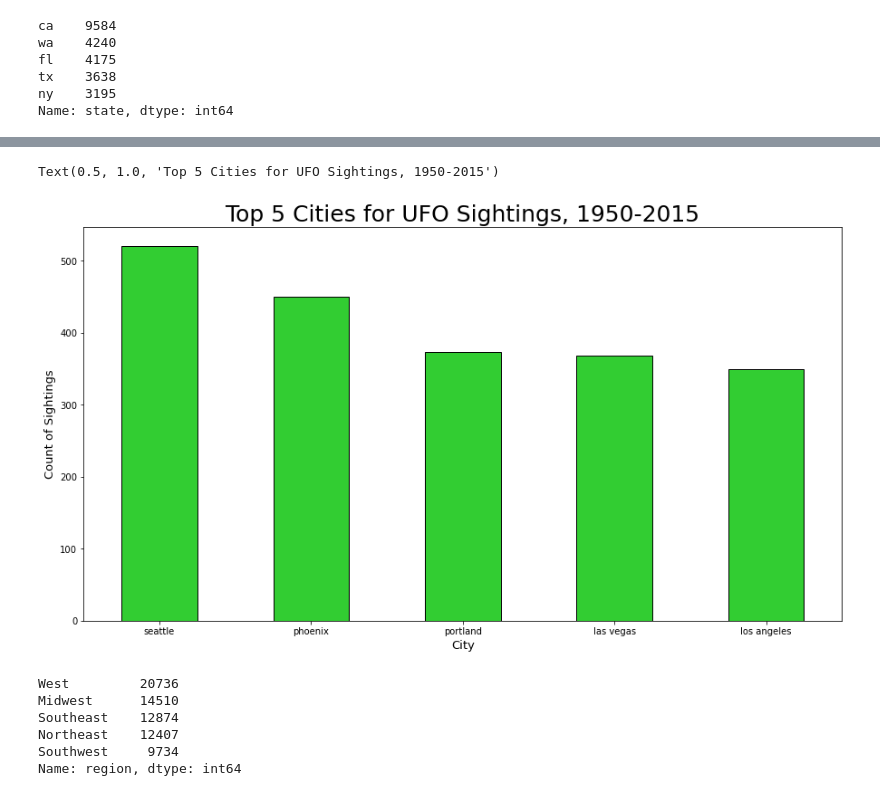
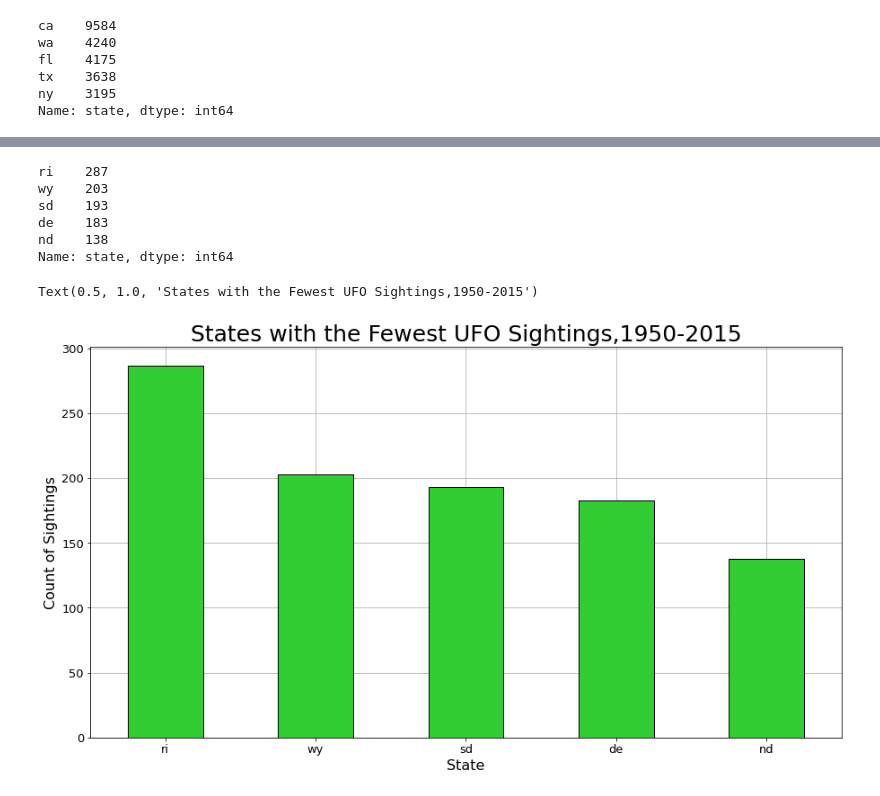
Before and after one commit to pha-drus/Project-1, a Jupyter notebook: Michele's UFO Branch/UFO - Michele.ipynb, the cells around one changed output, grey strips where cells are left out. Cells and saved outputs as stored; diff of their text form; code cells hidden in the pictures.

```diff
--- a/Michele's UFO Branch/UFO - Michele.ipynb
+++ b/Michele's UFO Branch/UFO - Michele.ipynb
@@ -87,20 +77,20 @@ Name: city, dtype: int64
-# %%
-plt.figure(figsize=(15,8))
-plot_pandas = topcity_count.plot.bar(color='limegreen', ec="black")
-plt.xticks(rotation=0)
-plt.xlabel("City", size=13)
-plt.ylabel("Count of Sightings", size=13)
-plt.title("Top 5 Cities for UFO Sightings, 1950-2015", size=25)
-# %% [output]
-Text(0.5, 1.0, 'Top 5 Cities for UFO Sightings, 1950-2015')
-[figure, removed]
-# %%
-region_count = df_us['region'].value_counts()
-region_count
-# %% [output]
-West         20736
-Midwest      14510
-Southeast    12874
-Northeast    12407
-Southwest     9734
-Name: region, dtype: int64
+# %%
+state_count_bottom5 = state_count.tail(5)
+state_count_bottom5
+# %% [output]
+ri    287
+wy    203
+sd    193
+de    183
+nd    138
+Name: state, dtype: int64
+# %%
+plot_pandas = state_count_bottom5.plot.bar(color="limegreen",ec="black",figsize=(15,8),legend=False,zorder=5, grid=True)
+plt.xticks(rotation=0, size=13)
+plt.yticks(rotation=0, size=13)
+plt.xlabel("State", size=16)
+plt.ylabel("Count of Sightings", size=16)
+plt.title("States with the Fewest UFO Sightings,1950-2015", size=25)
+# %% [output]
+Text(0.5, 1.0, 'States with the Fewest UFO Sightings,1950-2015')
+[figure, added]
```
Also changed, not shown: parts of 9 cells of this notebook, 4 other files.
